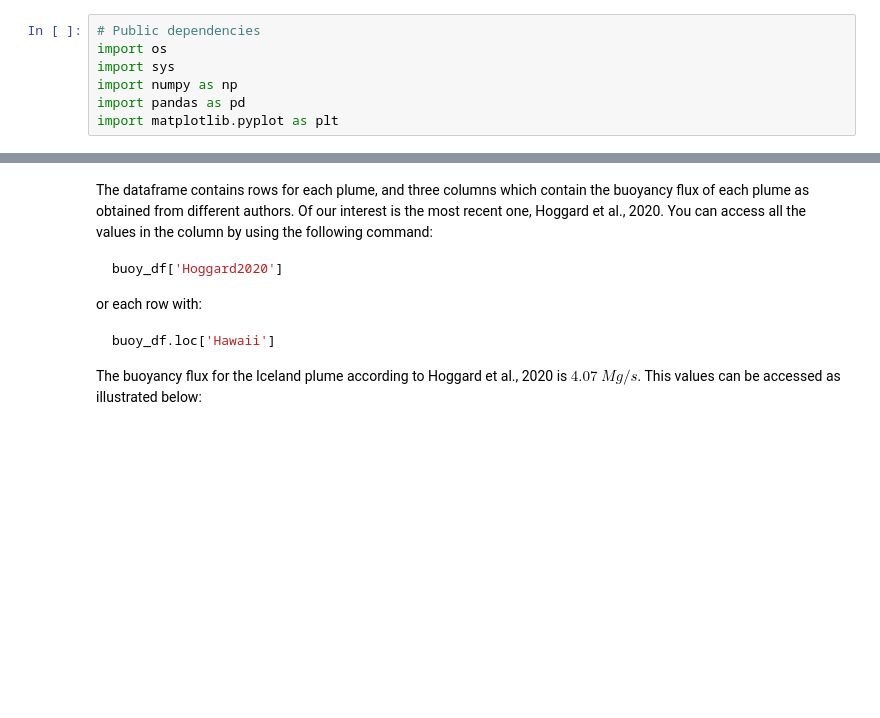
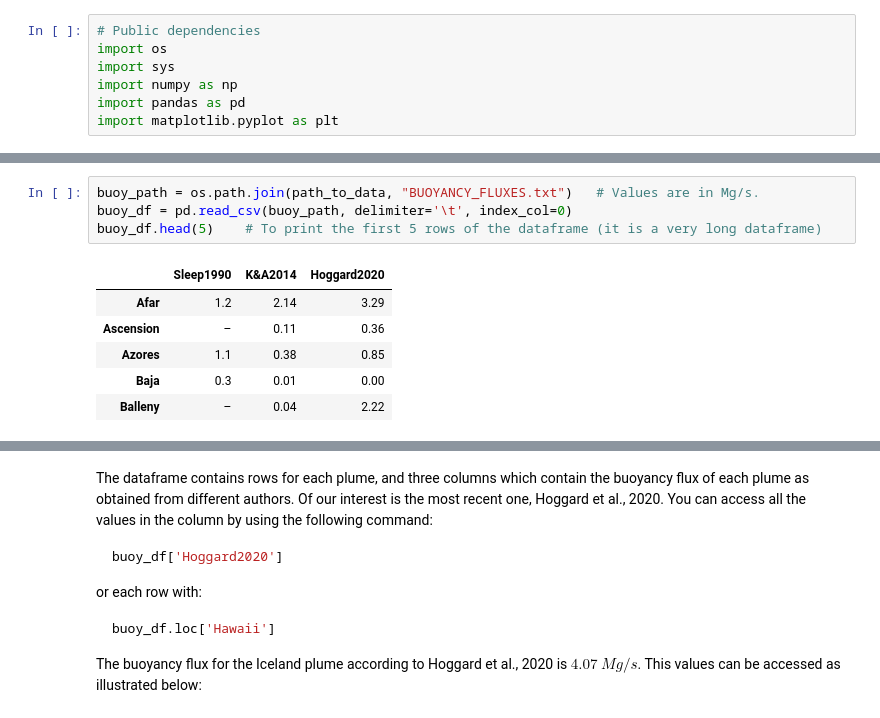
Before and after one commit to ValeEspinozaF/GeodynamicsTeaching-KU2024, a Jupyter notebook: EX8_PLUME_HEAT.ipynb, the cells around one changed output, grey strips where cells are left out. Cells and saved outputs as stored; diff of their text form; blank space fills up the shorter version.

```diff
--- a/EX8_PLUME_HEAT.ipynb
+++ b/EX8_PLUME_HEAT.ipynb
@@ -157,0 +264,11 @@ buoy_df.head(10)    # To print the first 10 rows of the dataframe (it is a very
+# %%
+buoy_path = os.path.join(path_to_data, "BUOYANCY_FLUXES.txt")   # Values are in Mg/s.
+buoy_df = pd.read_csv(buoy_path, delimiter='\t', index_col=0)
+buoy_df.head(5)    # To print the first 5 rows of the dataframe (it is a very long dataframe)
+# %% [output]
+|  | Sleep1990 | K&A2014 | Hoggard2020 |
+| Afar | 1.2 | 2.14 | 3.29 |
+| Ascension | – | 0.11 | 0.36 |
+| Azores | 1.1 | 0.38 | 0.85 |
+| Baja | 0.3 | 0.01 | 0.00 |
+| Balleny | – | 0.04 | 2.22 |
```
Also changed, not shown: parts of 49 cells of this notebook, 2 other files.
